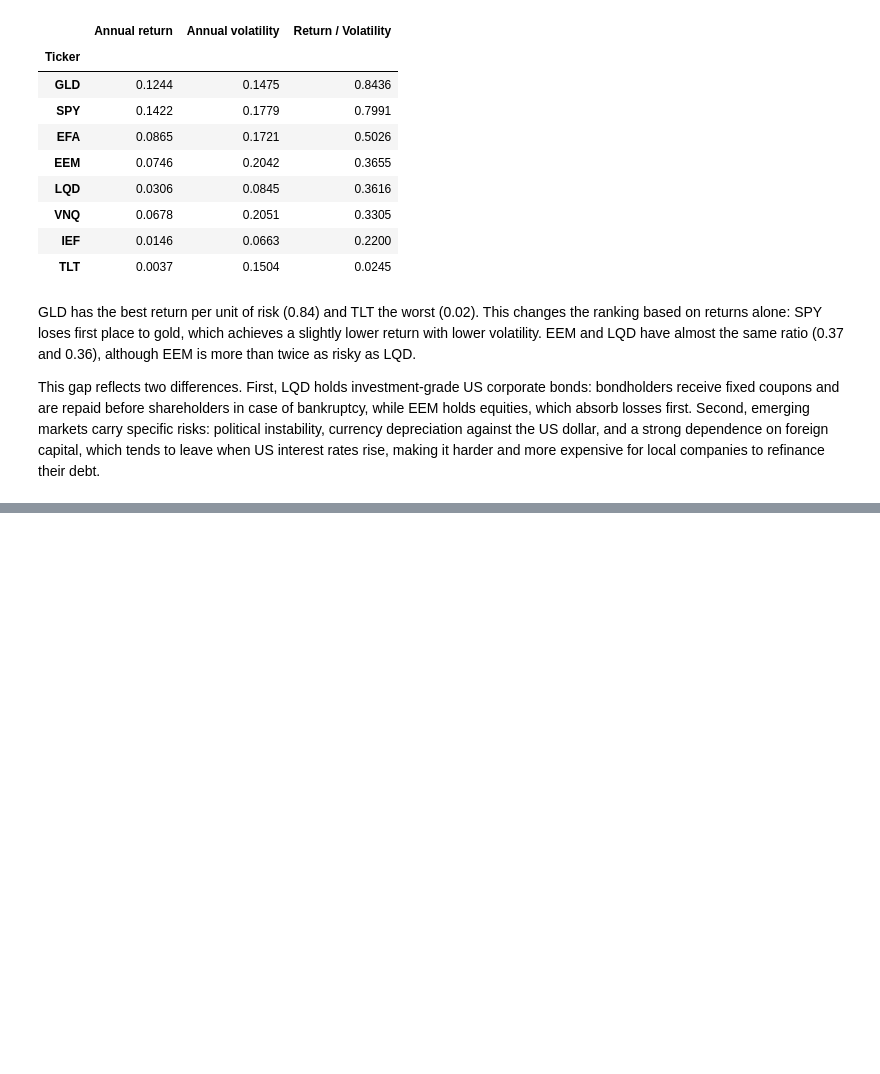
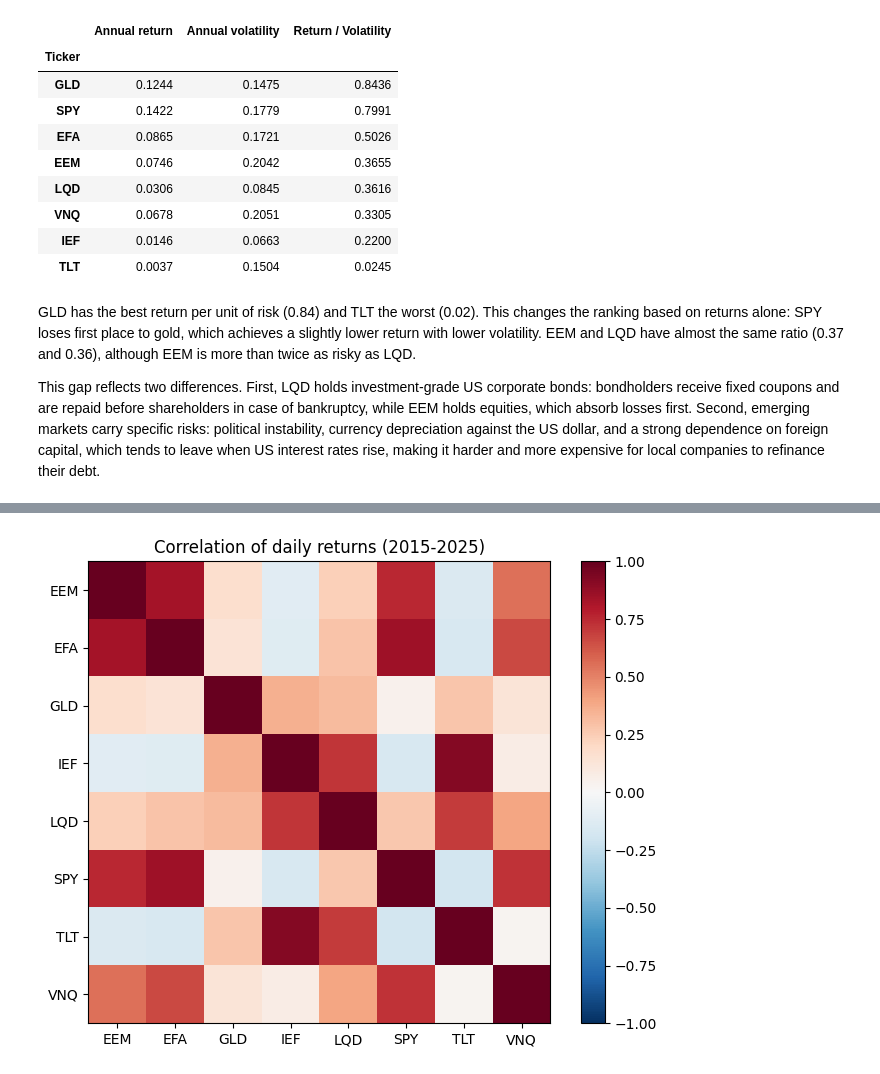
Before and after one commit to Elso-Palluault/portfolio-optimization, a Jupyter notebook: portfolio_optimization.ipynb, the cells around one changed output, grey strips where cells are left out. Cells and saved outputs as stored; diff of their text form; code cells hidden in the pictures; blank space fills up the shorter version.

```diff
--- a/portfolio_optimization.ipynb
+++ b/portfolio_optimization.ipynb
@@ -136,0 +139,7 @@ This gap reflects two differences. First, LQD holds investment-grade US corporat
+# %%
+# Annualized covariance matrix
+cov_annual = returns.cov() * trading_days
+
+# Correlation matrix (between -1 and 1)
+corr = returns.corr()
+corr.round(2)
@@ -136,0 +157,10 @@ This gap reflects two differences. First, LQD holds investment-grade US corporat
+# %%
+plt.figure(figsize=(8, 6))
+plt.imshow(corr, cmap="RdBu_r", vmin=-1, vmax=1)
+plt.colorbar()
+plt.xticks(range(len(corr)), corr.columns)
+plt.yticks(range(len(corr)), corr.columns)
+plt.title("Correlation of daily returns (2015-2025)")
+plt.show()
+# %% [output]
+[figure, added]
```
Also changed, not shown: parts of 24 cells of this notebook, 1 other file.
